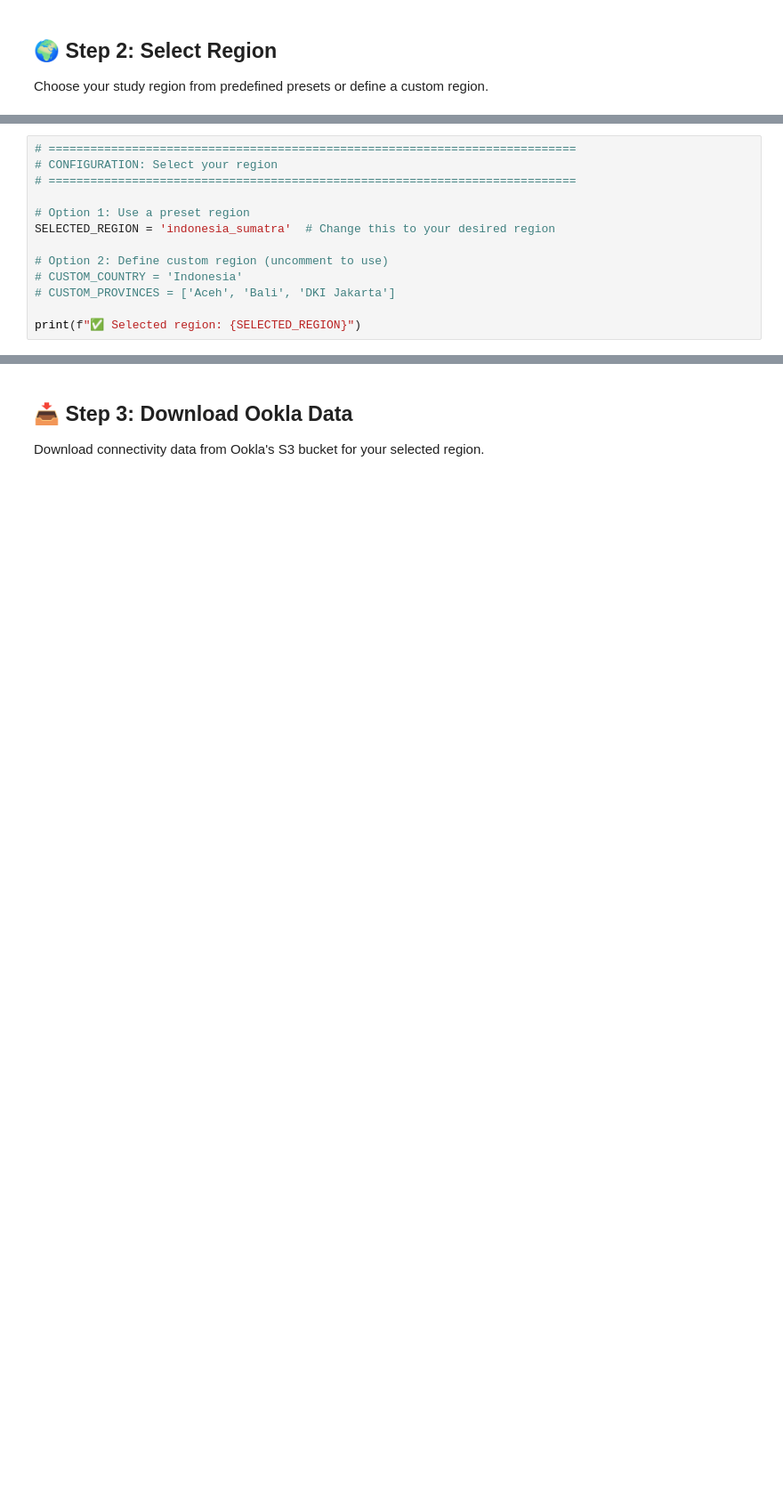
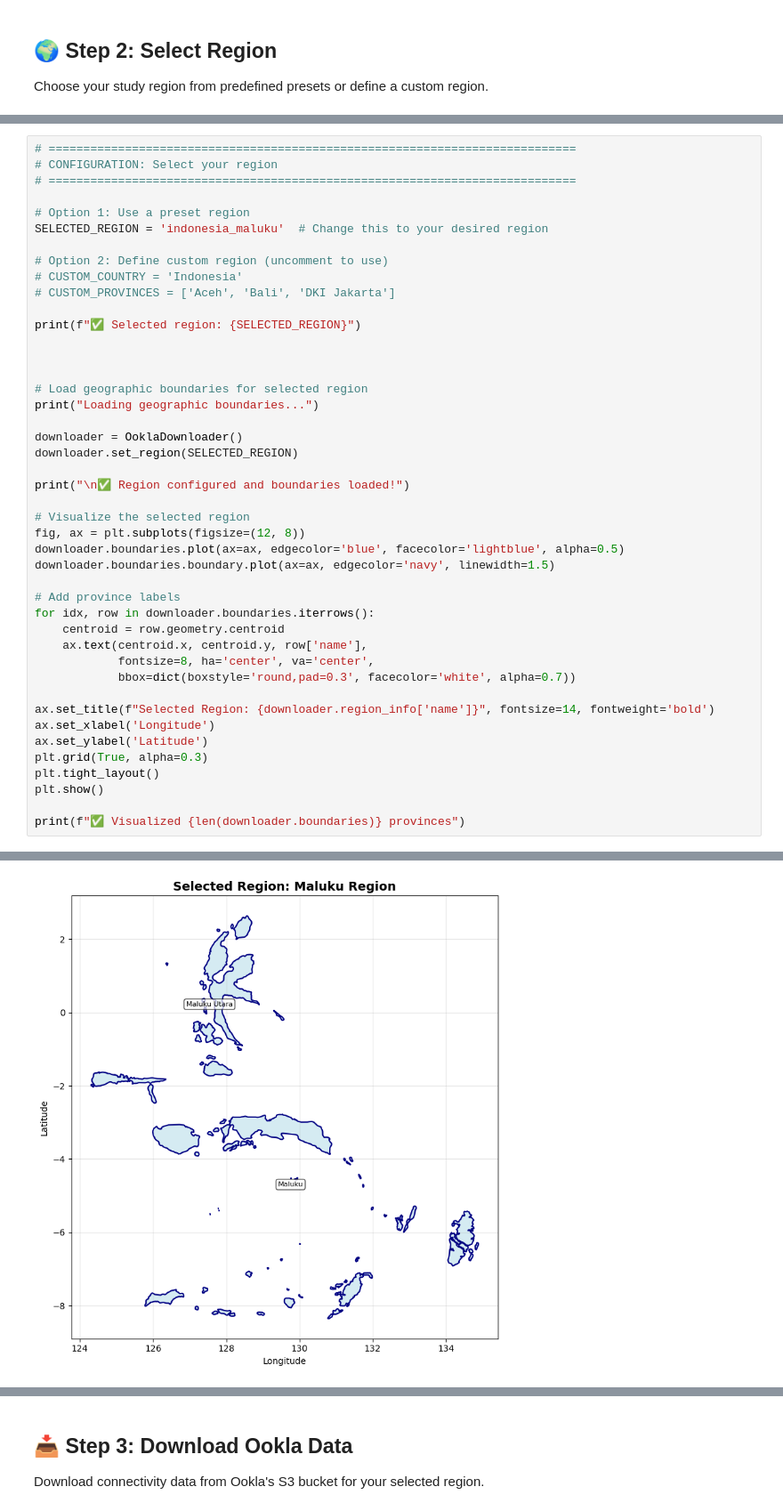
Before and after one commit to EnokiTT/Ookla_Repo_2025, a Jupyter notebook: notebook/Ookla_Extractor.ipynb, the cells around one changed output, grey strips where cells are left out. Shown at 89% size. Cells and saved outputs as stored; diff of their text form; blank space fills up the shorter version.

```diff
--- a/notebook/Ookla_Extractor.ipynb
+++ b/notebook/Ookla_Extractor.ipynb
@@ -168,11 +196,42 @@ Available Regions:
 # ============================================================================
 
 # Option 1: Use a preset region
-SELECTED_REGION = 'indonesia_sumatra'  # Change this to your desired region
+SELECTED_REGION = 'indonesia_maluku'  # Change this to your desired region
 
 # Option 2: Define custom region (uncomment to use)
 # CUSTOM_COUNTRY = 'Indonesia'
 # CUSTOM_PROVINCES = ['Aceh', 'Bali', 'DKI Jakarta']
 
 print(f"✅ Selected region: {SELECTED_REGION}")
+
+
+
+# Load geographic boundaries for selected region
+print("Loading geographic boundaries...")
+
+downloader = OoklaDownloader()
+downloader.set_region(SELECTED_REGION)
+
+print("\n✅ Region configured and boundaries loaded!")
+
+# Visualize the selected region
+fig, ax = plt.subplots(figsize=(12, 8))
+downloader.boundaries.plot(ax=ax, edgecolor='blue', facecolor='lightblue', alpha=0.5)
+downloader.boundaries.boundary.plot(ax=ax, edgecolor='navy', linewidth=1.5)
+
+# Add province labels
+for idx, row in downloader.boundaries.iterrows():
+    centroid = row.geometry.centroid
+    ax.text(centroid.x, centroid.y, row['name'],
+            fontsize=8, ha='center', va='center',
+            bbox=dict(boxstyle='round,pad=0.3', facecolor='white', alpha=0.7))
+
+ax.set_title(f"Selected Region: {downloader.region_info['name']}", fontsize=14, fontweight='bold')
+ax.set_xlabel('Longitude')
+ax.set_ylabel('Latitude')
+plt.grid(True, alpha=0.3)
+plt.tight_layout()
+plt.show()
+
+print(f"✅ Visualized {len(downloader.boundaries)} provinces")
 # %% [output]
@@ -179,0 +255 @@ print(f"✅ Selected region: {SELECTED_REGION}")
+[figure, added]
```
Also changed, not shown: parts of 14 cells of this notebook, 8 other files.
